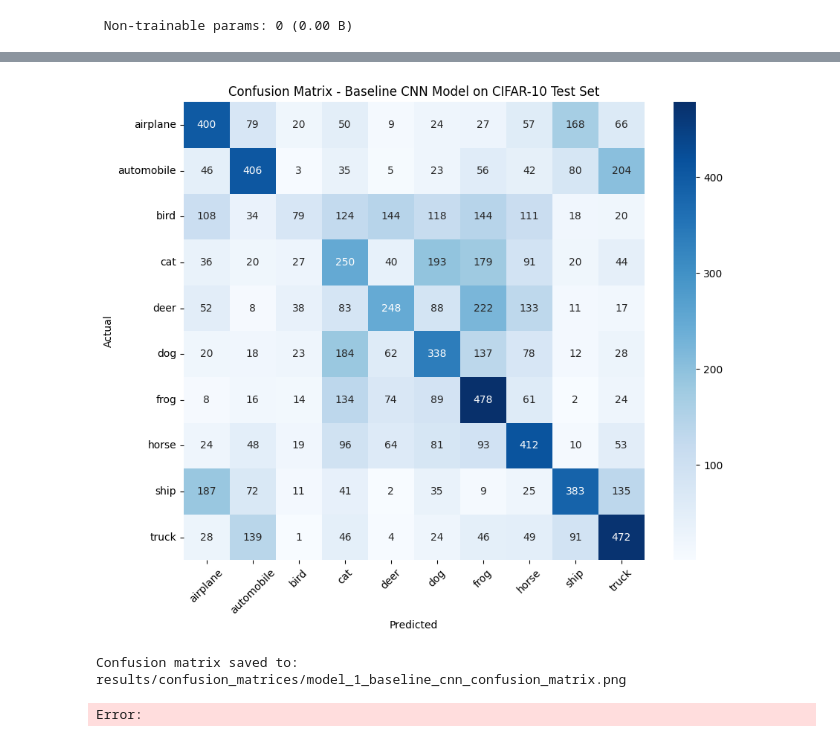
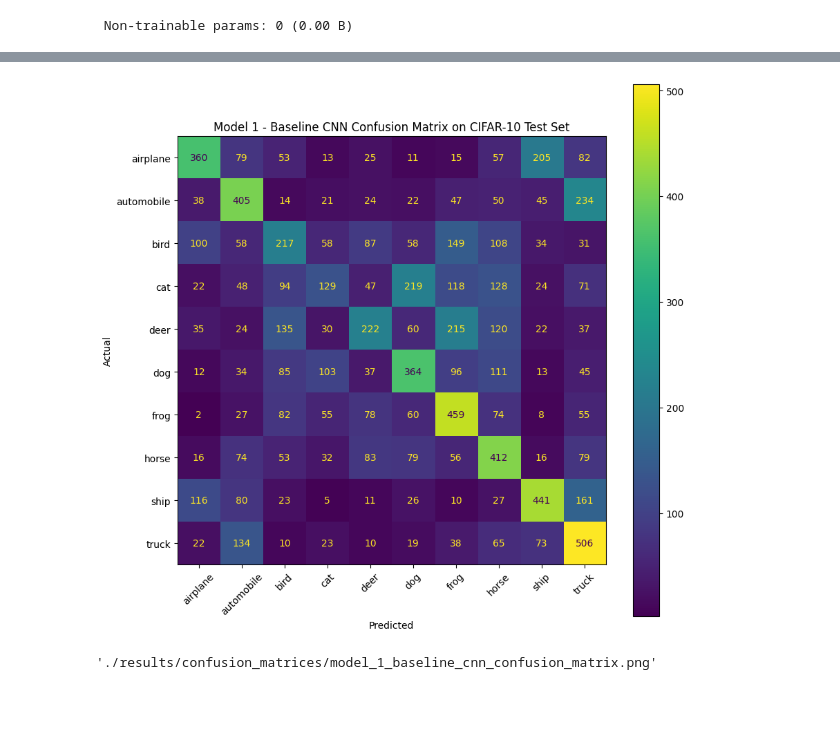
Before and after one commit to karimamzghi/cifar10-cnn-classification-project, a Jupyter notebook: notebooks/01_baseline_cnn.ipynb, the cells around one changed output, grey strips where cells are left out. Cells and saved outputs as stored; diff of their text form; code cells hidden in the pictures; blank space fills up the shorter version.

Commit message:
fixing the baseline model

```diff
--- a/notebooks/01_baseline_cnn.ipynb
+++ b/notebooks/01_baseline_cnn.ipynb
@@ -181,18 +201,18 @@ test_loss, test_accuracy = evaluate_model(
     y_test=y_test
 )
 
-y_true, y_pred, y_pred_probs = get_predictions(
+test_labels, test_predictions, y_pred_probs = get_predictions(
     model=baseline_model,
     x_test=x_test,
     y_test=y_test
 )
 
 precision, recall = calculate_precision_recall(
-    y_true=y_true,
-    y_pred=y_pred
+    test_labels=test_labels,
+    test_predictions=test_predictions
 )
 
-print("Test accuracy:", test_accuracy)
+print("\n Test accuracy:", test_accuracy)
 print("Precision:", precision)
 print("Recall:", recall)
 # %% [output]
@@ -215,0 +241,10 @@ Error:
+# %%
+import importlib
+import src.training.evaluator as evaluator
+
+importlib.reload(evaluator)
+
+save_confusion_matrix = evaluator.save_confusion_matrix
+
+import inspect
+print(inspect.getsource(save_confusion_matrix))
@@ -216,20 +269,18 @@ Error:
 # %%
 # Draw the confusion matrix for the test set predictions
 confusion_matrix_path = (
-    f"{config.CONFUSION_MATRIX_DIR}/model_{MODEL_ID}_{MODEL_NAME}_confusion_matrix.png"
+    f"{config.CONFUSION_DIR}/model_{MODEL_ID}_{MODEL_NAME}_confusion_matrix.png"
 )
 
 save_confusion_matrix(
-    y_true=y_true,
-    y_pred=y_pred,
-    class_names=config.CLASS_NAMES,
+    test_labels=test_labels,
+    test_predictions=test_predictions,
     output_path=confusion_matrix_path,
     title=f"Model {MODEL_ID} - Baseline CNN Confusion Matrix on CIFAR-10 Test Set"
 )
 # %% [output]
-[figure, old version]
+[figure, new version]
-Confusion matrix saved to: results/confusion_matrices/model_1_baseline_cnn_confusion_matrix.png
+'./results/confusion_matrices/model_1_baseline_cnn_confusion_matrix.png'
-Error:
 # %%
 # Save the experiment results to a CSV file for tracking and analysis
 experiment = {
```
Also changed, not shown: parts of 10 cells of this notebook, 6 other files.
